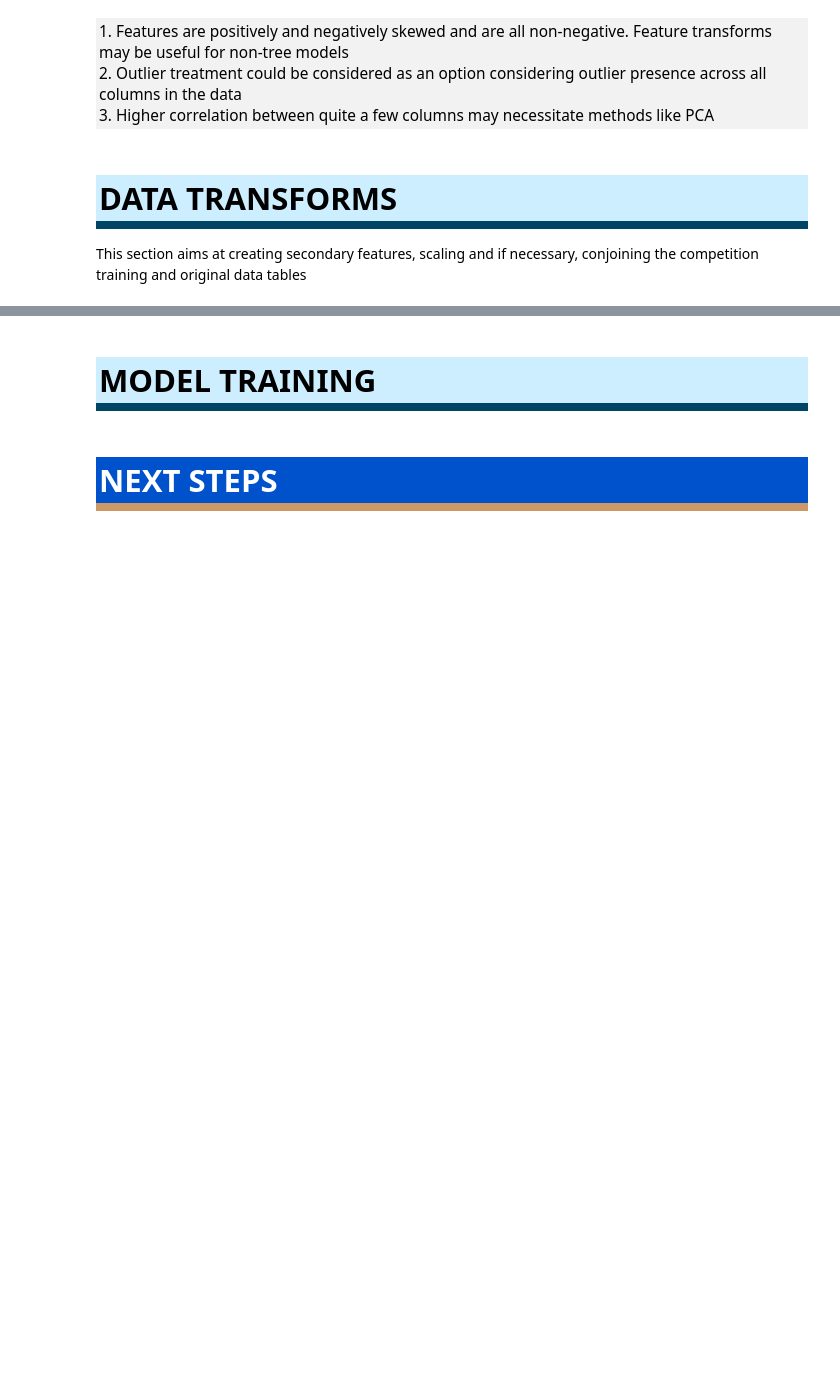
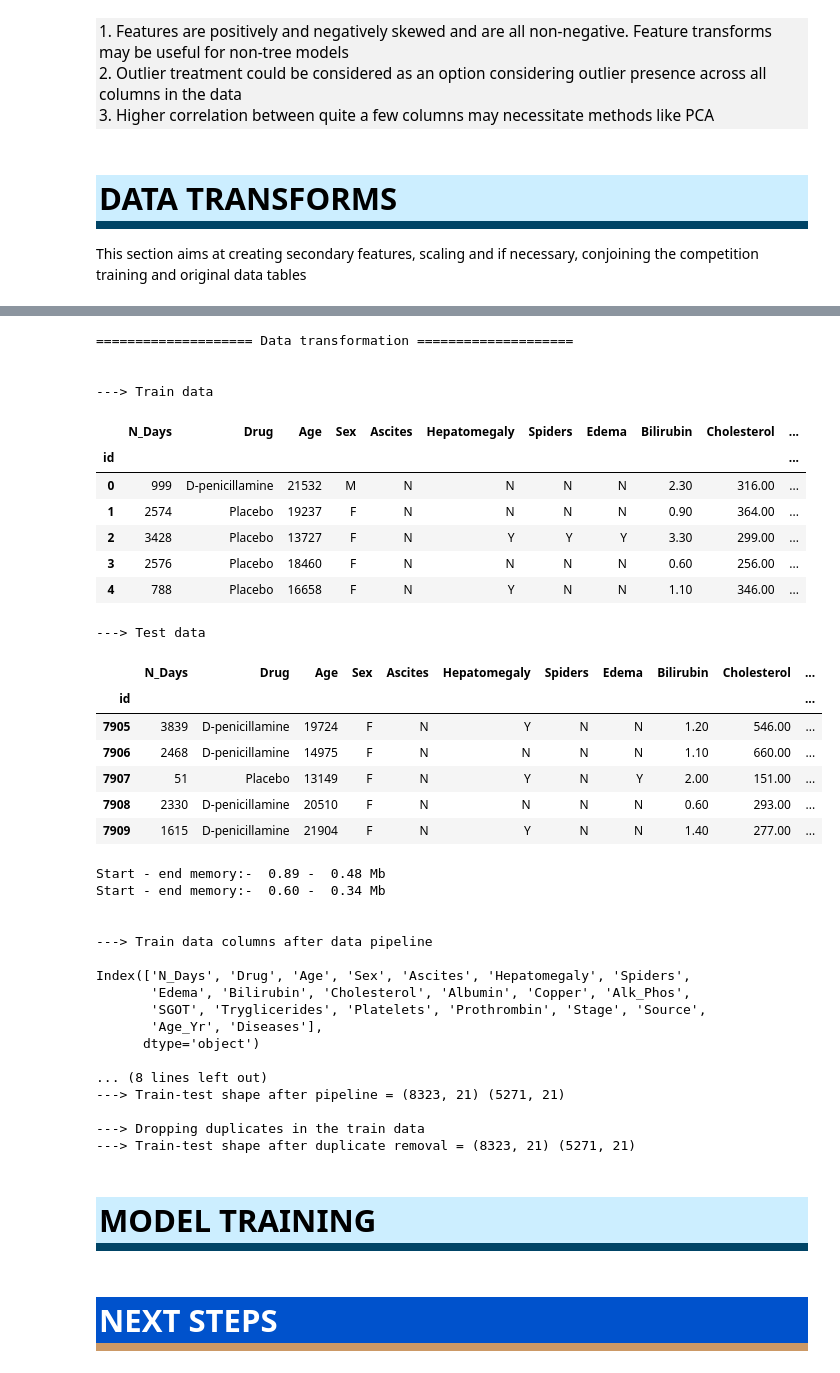
Before and after one commit to DavidFM43/kaggle-cirrhosis, a Jupyter notebook: playgrounds3e26-eda-baseline.ipynb, the cells around one changed output, grey strips where cells are left out. Cells and saved outputs as stored; diff of their text form; code cells hidden in the pictures; blank space fills up the shorter version.

```diff
--- a/playgrounds3e26-eda-baseline.ipynb
+++ b/playgrounds3e26-eda-baseline.ipynb
@@ -177,7 +193,7 @@ class CFG:
 
     dtl_preproc_req    = "Y";
     adv_cv_req         = "N";
-    ftre_plots_req     = 'Y';
+    ftre_plots_req     = 'N';
     ftre_imp_req       = "Y";
 
     # Data transforms and scaling:-
@@ -840,39 +987,77 @@ print();
 # %%
-%%time
+# %%time
 
 PrintColor(f"\n{'='* 20} Data transformation {'='* 20} \n");
 
 ytrain = train[CFG.target];
 Xtrain = train.drop(columns = [CFG.target]);
 Xtest  = test.copy(deep = True);
 
 PrintColor(f"\n---> Train data\n");
 display(Xtrain.head(5).style.format(precision = 2));
 PrintColor(f"\n---> Test data\n");
 display(Xtest.head(5).style.format(precision = 2));
 
 print();
-xform  = Pipeline(steps = [("S1", Xformer())]);
+# xform  = Pipeline(steps = [("S1", Xformer())]);
+xform  = Xformer()
 Xtrain = xform.fit_transform(Xtrain, ytrain);
 Xtest  = xform.transform(Xtest);
 print();
 
 PrintColor(f"\n---> Train data columns after data pipeline\n");
 pprint(Xtrain.columns);
 
 PrintColor(f"\n---> Test data columns after data pipeline\n");
 pprint(Xtest.columns);
 PrintColor(f"\n---> Train-test shape after pipeline = {Xtrain.shape} {Xtest.shape}");
 
 PrintColor(f"\n---> Dropping duplicates in the train data");
 _ = pd.concat([Xtrain, ytrain], axis=1).drop_duplicates(subset = Xtrain.columns[0:-1].to_list());
 _.index = range(len(_));
 Xtrain, ytrain = _.drop(columns = [CFG.target]), _[CFG.target];
 del _;
 PrintColor(f"---> Train-test shape after duplicate removal = {Xtrain.shape} {Xtest.shape}");
 
 print();
 collect();
+# %% [output]
+==================== Data transformation ====================
+
+
+---> Train data
+|  | N_Days | Drug | Age | Sex | Ascites | Hepatomegaly | Spiders | Edema | Bilirubin | Cholesterol | ... |
+| id |  |  |  |  |  |  |  |  |  |  | ... |
+| 0 | 999 | D-penicillamine | 21532 | M | N | N | N | N | 2.30 | 316.00 | ... |
+| 1 | 2574 | Placebo | 19237 | F | N | N | N | N | 0.90 | 364.00 | ... |
+| 2 | 3428 | Placebo | 13727 | F | N | Y | Y | Y | 3.30 | 299.00 | ... |
+| 3 | 2576 | Placebo | 18460 | F | N | N | N | N | 0.60 | 256.00 | ... |
+| 4 | 788 | Placebo | 16658 | F | N | Y | N | N | 1.10 | 346.00 | ... |
+---> Test data
+|  | N_Days | Drug | Age | Sex | Ascites | Hepatomegaly | Spiders | Edema | Bilirubin | Cholesterol | ... |
+| id |  |  |  |  |  |  |  |  |  |  | ... |
+| 7905 | 3839 | D-penicillamine | 19724 | F | N | Y | N | N | 1.20 | 546.00 | ... |
+| 7906 | 2468 | D-penicillamine | 14975 | F | N | N | N | N | 1.10 | 660.00 | ... |
+| 7907 | 51 | Placebo | 13149 | F | N | Y | N | Y | 2.00 | 151.00 | ... |
+| 7908 | 2330 | D-penicillamine | 20510 | F | N | N | N | N | 0.60 | 293.00 | ... |
+| 7909 | 1615 | D-penicillamine | 21904 | F | N | Y | N | N | 1.40 | 277.00 | ... |
+Start - end memory:-  0.89 -  0.48 Mb
+Start - end memory:-  0.60 -  0.34 Mb
+
+
+---> Train data columns after data pipeline
+
+Index(['N_Days', 'Drug', 'Age', 'Sex', 'Ascites', 'Hepatomegaly', 'Spiders',
+       'Edema', 'Bilirubin', 'Cholesterol', 'Albumin', 'Copper', 'Alk_Phos',
+       'SGOT', 'Tryglicerides', 'Platelets', 'Prothrombin', 'Stage', 'Source',
+       'Age_Yr', 'Diseases'],
+      dtype='object')
+
+... (8 lines left out)
+---> Train-test shape after pipeline = (8323, 21) (5271, 21)
+
+---> Dropping duplicates in the train data
+---> Train-test shape after duplicate removal = (8323, 21) (5271, 21)
 # %%
 %%time
 
```
Also changed, not shown: parts of 17 cells of this notebook.
